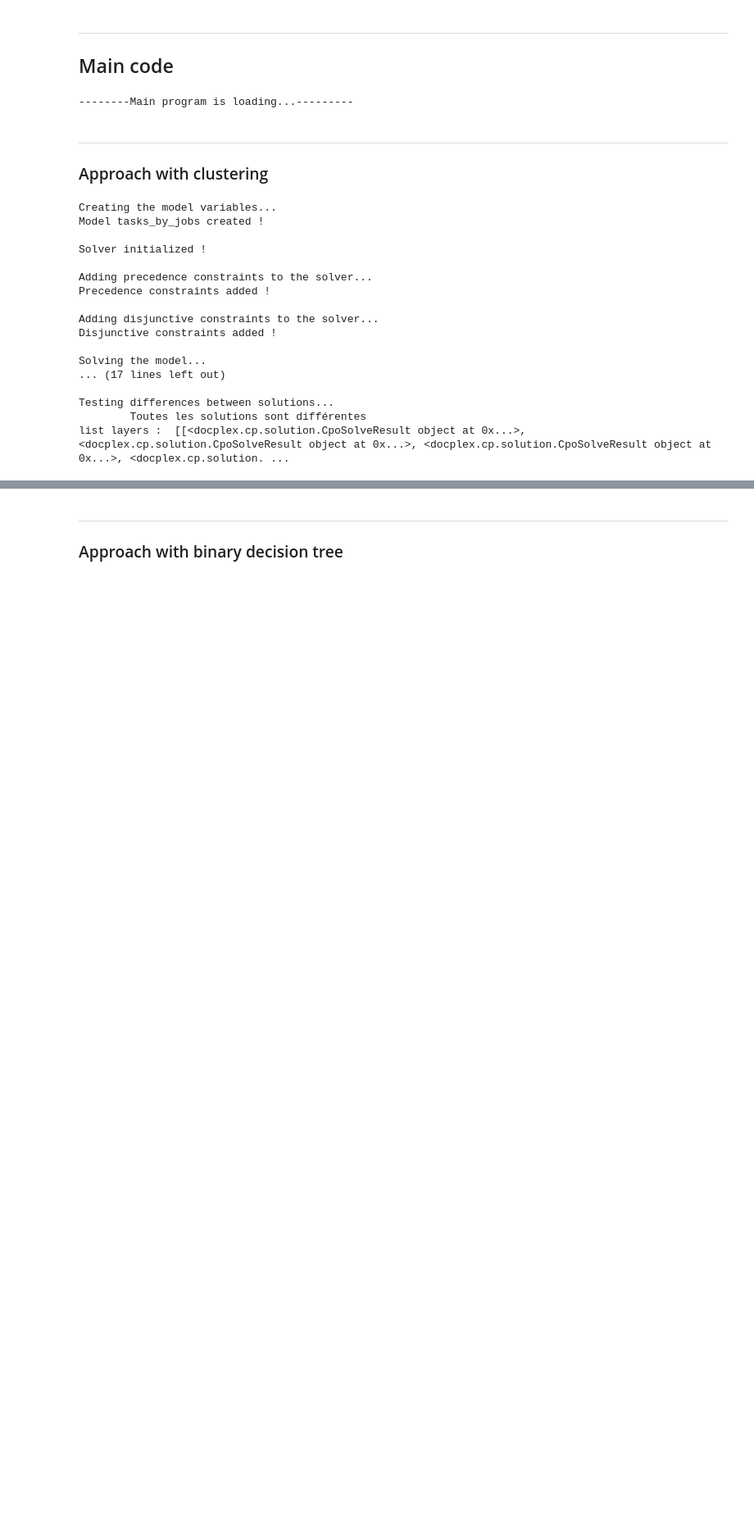
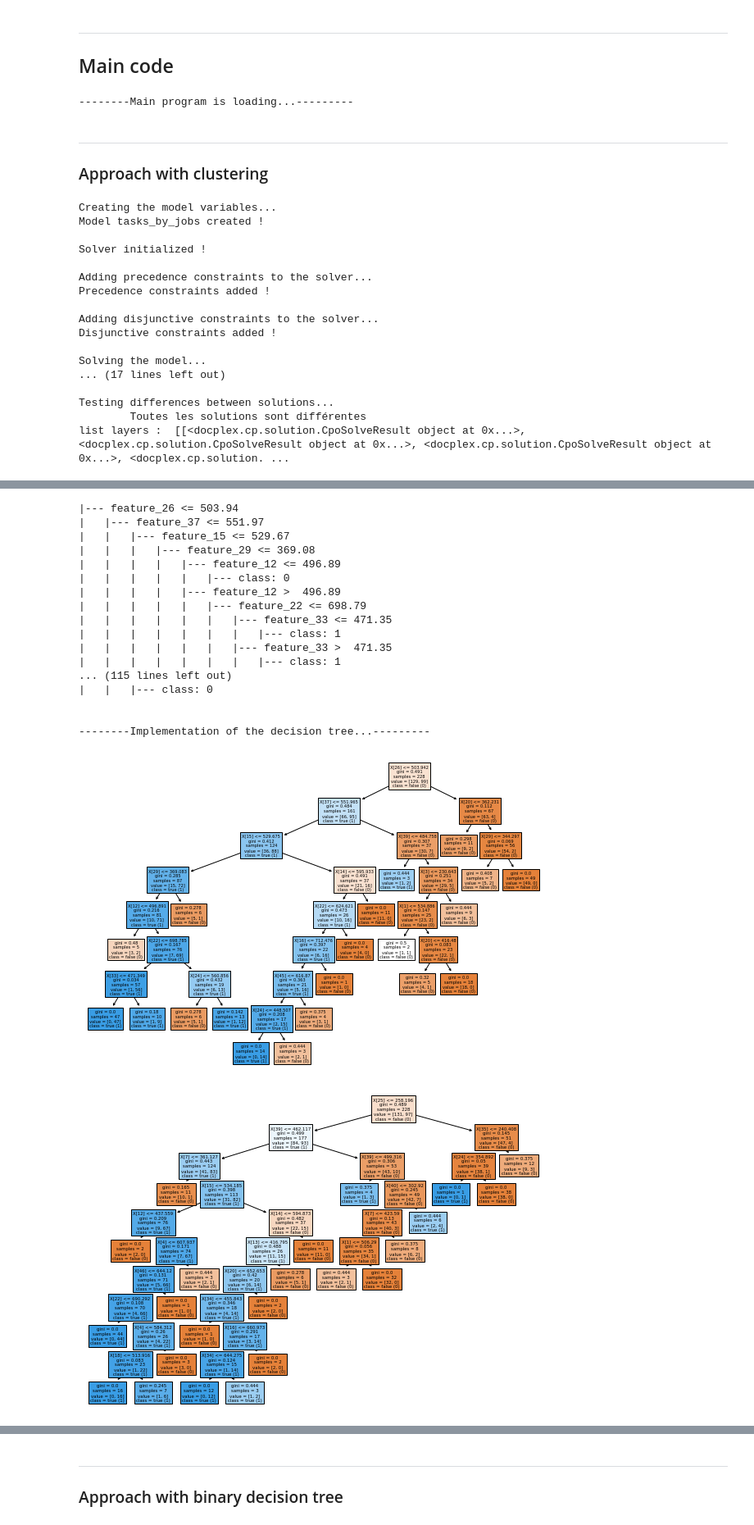
Before and after one commit to BryanBradfo/laas-mission, a Jupyter notebook: bdt/ComparisonApproach.ipynb, the cells around one changed output, grey strips where cells are left out. Shown at 82% size. Cells and saved outputs as stored; diff of their text form; code cells hidden in the pictures; blank space fills up the shorter version.

```diff
--- a/bdt/ComparisonApproach.ipynb
+++ b/bdt/ComparisonApproach.ipynb
@@ -278,3 +280,33 @@ AttributeError: 'numpy.int32' object has no attribute 'split'
+# %%
+ #plot le decision tree en text
+for clf in list_clf:
+    text_representation = tree.export_text(clf)
+    print(text_representation)
+    print("\n--------Implementation of the decision tree...---------")
+    fig = plt.figure(figsize=(10,7))
+    _ = tree.plot_tree(clf,
+                    class_names= ("false (0)", "true (1)" ),
+                    filled=True)
+# %% [output]
+|--- feature_26 <= 503.94
+|   |--- feature_37 <= 551.97
+|   |   |--- feature_15 <= 529.67
+|   |   |   |--- feature_29 <= 369.08
+|   |   |   |   |--- feature_12 <= 496.89
+|   |   |   |   |   |--- class: 0
+|   |   |   |   |--- feature_12 >  496.89
+|   |   |   |   |   |--- feature_22 <= 698.79
+|   |   |   |   |   |   |--- feature_33 <= 471.35
+|   |   |   |   |   |   |   |--- class: 1
+|   |   |   |   |   |   |--- feature_33 >  471.35
+|   |   |   |   |   |   |   |--- class: 1
+... (115 lines left out)
+|   |   |--- class: 0
+
+
+--------Implementation of the decision tree...---------
+[figure, added]
+[figure, added]
 # %%
 print("\n--------Implementation of the decision tree...---------")
 print(len(feuilles_conditions2))
```
Also changed, not shown: parts of 7 cells of this notebook, 4 other files.
